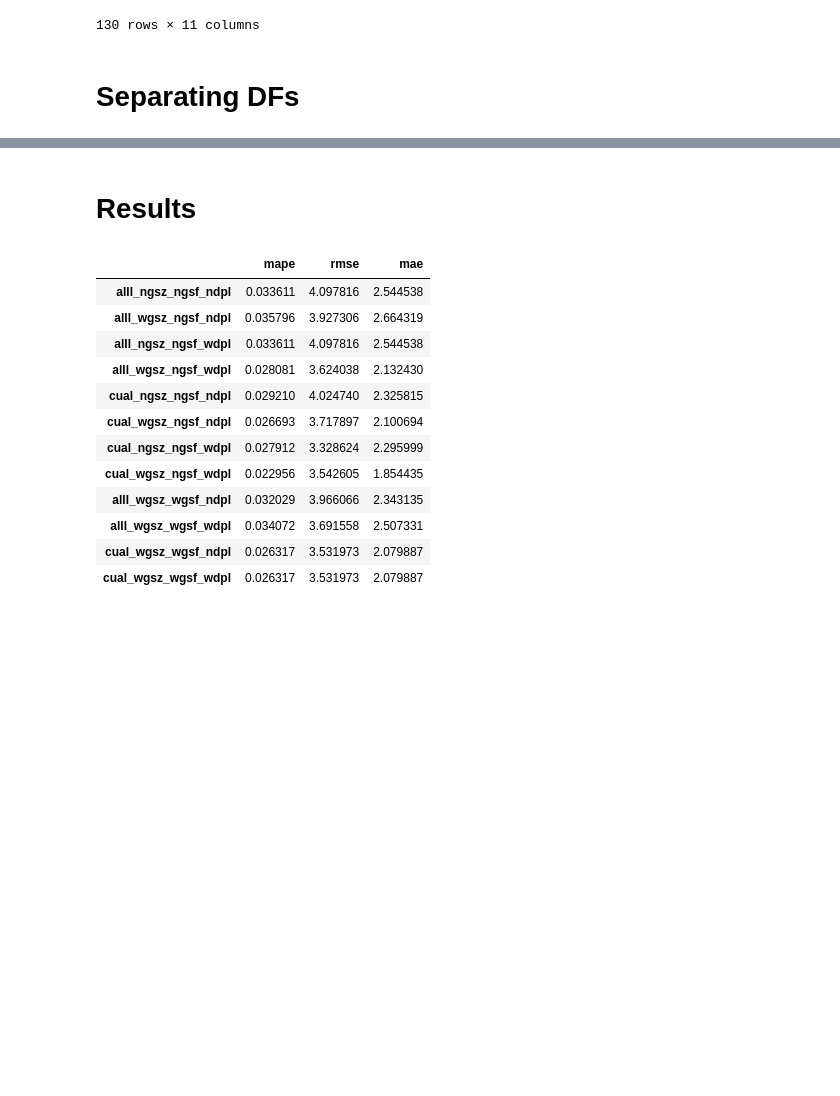
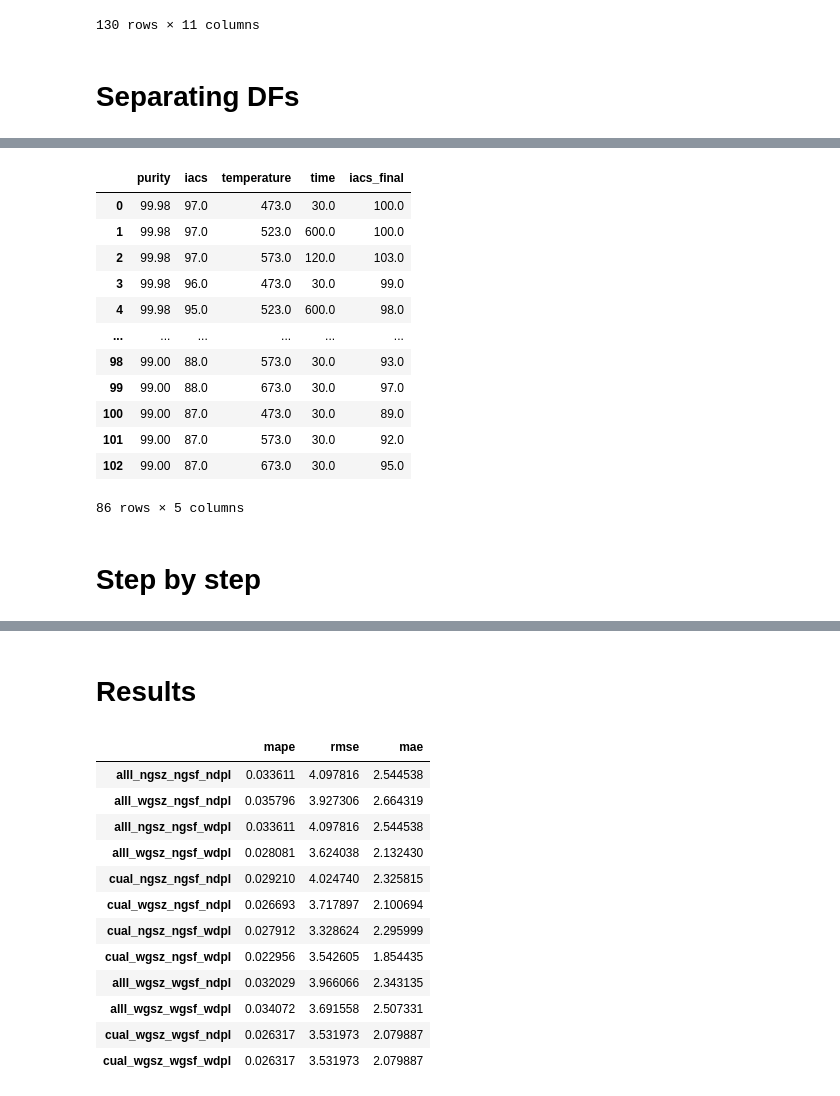
Before and after one commit to FelipeMFO-RM/uncertainty-aware-predictors, a Jupyter notebook: notebooks/modeling/annealing_iacs_benchmark.ipynb, the cells around one changed output, grey strips where cells are left out. Drawn from its saved outputs; the diff is of its cells as text; code cells hidden in the pictures; blank space fills up the shorter version.

```diff
--- a/notebooks/modeling/annealing_iacs_benchmark.ipynb
+++ b/notebooks/modeling/annealing_iacs_benchmark.ipynb
@@ -258,3 +254,21 @@ tags = [
     "cual_wgsz_wgsf_ndpl",
     "cual_wgsz_wgsf_wdpl",
     ]
+# %%
+dfs_to_train["cual_ngsz_ngsf"]
+# %% [output]
+|  | purity | iacs | temperature | time | iacs_final |
+| 0 | 99.98 | 97.0 | 473.0 | 30.0 | 100.0 |
+| 1 | 99.98 | 97.0 | 523.0 | 600.0 | 100.0 |
+| 2 | 99.98 | 97.0 | 573.0 | 120.0 | 103.0 |
+| 3 | 99.98 | 96.0 | 473.0 | 30.0 | 99.0 |
+| 4 | 99.98 | 95.0 | 523.0 | 600.0 | 98.0 |
+| ... | ... | ... | ... | ... | ... |
+| 98 | 99.00 | 88.0 | 573.0 | 30.0 | 93.0 |
+| 99 | 99.00 | 88.0 | 673.0 | 30.0 | 97.0 |
+| 100 | 99.00 | 87.0 | 473.0 | 30.0 | 89.0 |
+| 101 | 99.00 | 87.0 | 573.0 | 30.0 | 92.0 |
+| 102 | 99.00 | 87.0 | 673.0 | 30.0 | 95.0 |
+86 rows × 5 columns
+# %% [markdown]
+# Step by step
```
Also changed, not shown: parts of 32 cells of this notebook, 26 other files.
